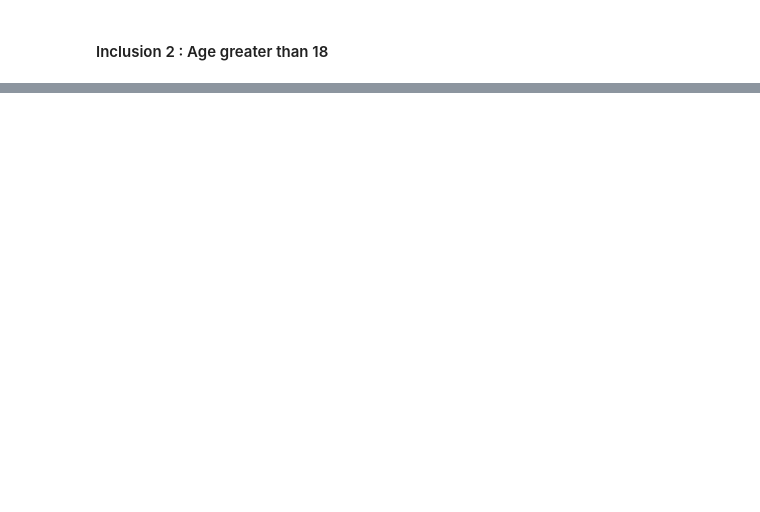
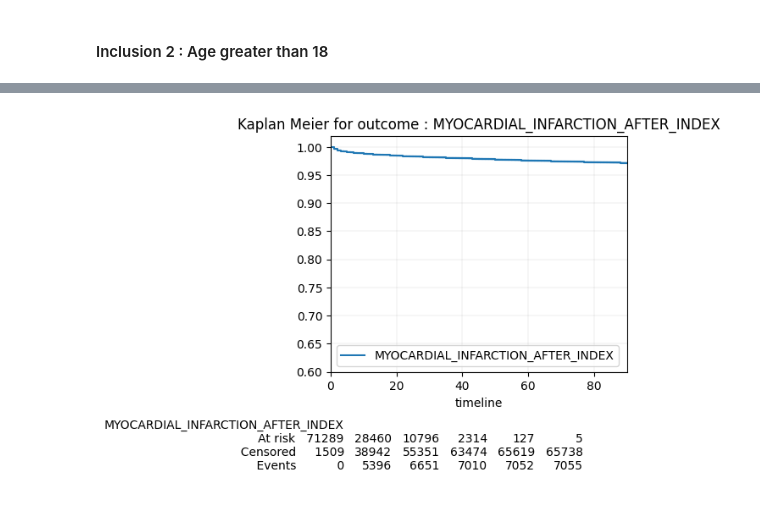
Before and after one commit to Bayer-Group/PhenEx, a Jupyter notebook: docs/tutorials/PhenEx_Study_Tutorial.ipynb, the cells around one changed output, grey strips where cells are left out. Cells and saved outputs as stored; diff of their text form; code cells hidden in the pictures; blank space fills up the shorter version.

```diff
--- a/docs/tutorials/PhenEx_Study_Tutorial.ipynb
+++ b/docs/tutorials/PhenEx_Study_Tutorial.ipynb
@@ -183,13 +262,24 @@ exclusions = [pt_exclusion1]
 # %%
-from phenex.phenotypes import AgePhenotype, CategoricalPhenotype
+from phenex.phenotypes import AgePhenotype, BinPhenotype, CategoricalPhenotype, DeathPhenotype
 
 pt_characteristic1 = AgePhenotype()
+pt_characteristic2 = BinPhenotype(name='binned_age',phenotype=pt_characteristic1)
 
-pt_characteristic2 = CategoricalPhenotype(
+pt_characteristic3 = CategoricalPhenotype(
     name = 'sex',
     categorical_filter=CategoricalFilter(column_name="GENDER_SOURCE_VALUE"), domain = "PERSON"
 )
 
-characteristics = [pt_characteristic1, pt_characteristic2]
+pt_characteristic4 = DeathPhenotype(
+    name='death_30days',
+    domain='DEATH',
+    relative_time_range=RelativeTimeRangeFilter(
+        when='after',
+        min_days=GreaterThan(0),
+        max_days=LessThan(30)
+    )
+)
+
+characteristics = [pt_characteristic1, pt_characteristic2, pt_characteristic3, pt_characteristic4]
 # %% [markdown]
 ### Outcomes
@@ -238,29 +402,30 @@ cohort.table1
 # %%
+import datetime
 from phenex.reporting import TimeToEvent
+from phenex.phenotypes import DeathPhenotype
+
 
 end_of_followup = TimeRangePhenotype(
     name='end_of_followup',
     relative_time_range=RelativeTimeRangeFilter(when='after')
 )
 
 death_right_censor = DeathPhenotype(
     name = 'death_censoring',
     domain='DEATH',
-    relative_time_range=post_index
+    relative_time_range=f_postindex
 )
 right_censor_phenotypes = [end_of_followup, death_right_censor]
 
 
 tte = TimeToEvent(
     right_censor_phenotypes = right_censor_phenotypes,
     end_of_study_period=datetime.date(2025,12,12)
 )
 
 tte.execute(cohort)
 
-print("FINISHED WRITING TABLE")
-tte.plot_multiple_kaplan_meier(xlim=[0,90], outcome_indices=[0,1,2,3], path_dir=path_output, n_cols=2)
-print("FINISHED SINGLE PLOT")
-for i in range(0,4):
-    print("PLOTTIN",i)
-    tte.plot_single_kaplan_meier(xlim=[0,90], outcome_index=i, path_dir = path_output)
+
+tte.plot_single_kaplan_meier(xlim=[0,90], outcome_index=0)
+# %% [output]
+[figure, added]
```
Also changed, not shown: parts of 29 cells of this notebook.
